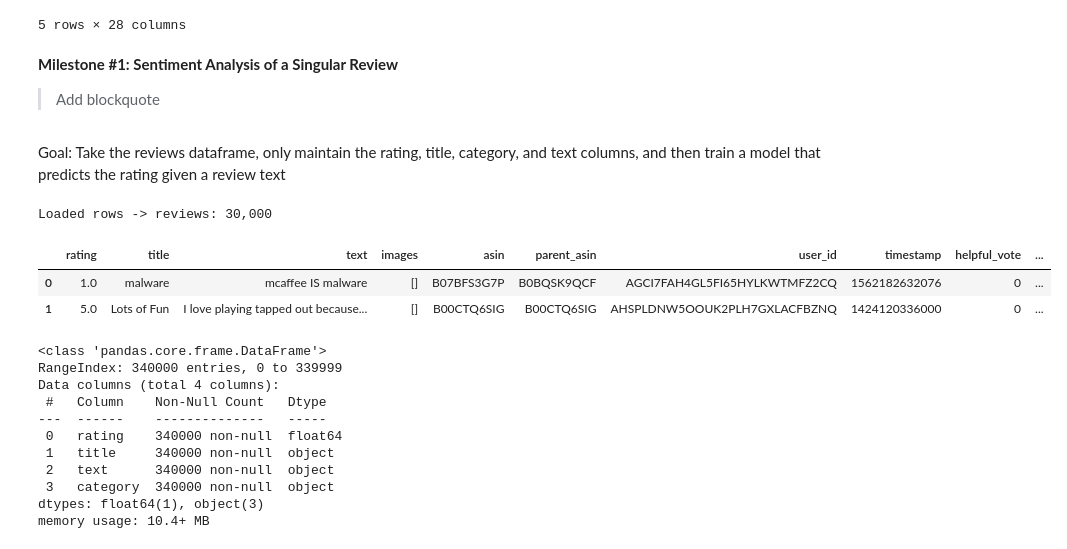
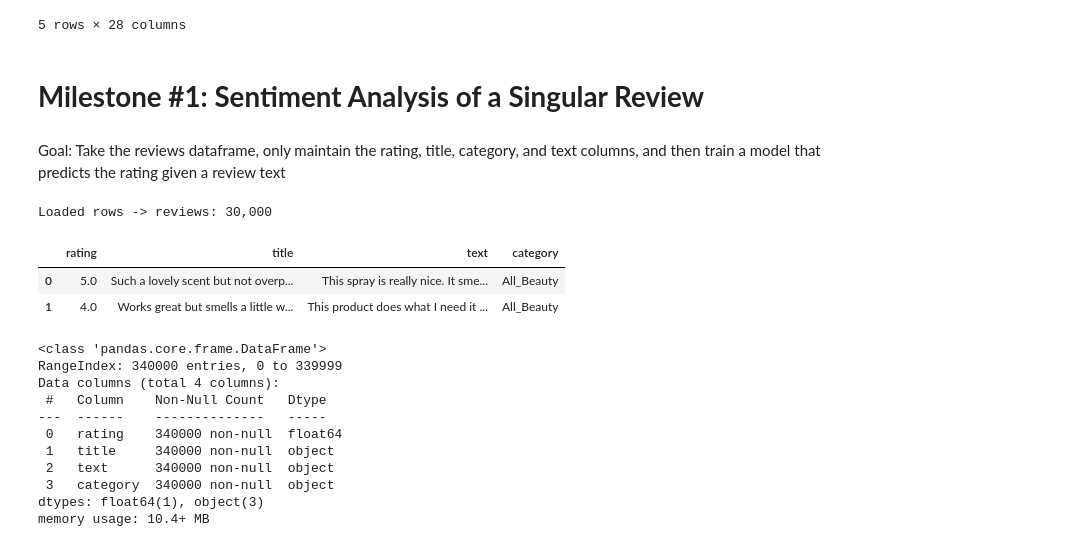
Before and after one commit to BTT-Cadence-Design-Systems-2A/AI-Studio-Project, a Jupyter notebook: Cadence_2A.ipynb, the cells around one changed output. Drawn from its saved outputs; the diff is of its cells as text; code cells hidden in the pictures.

```diff
--- a/Cadence_2A.ipynb
+++ b/Cadence_2A.ipynb
@@ -189,10 +207,7 @@ Rows with ANY meta fields: 65.98%
 | 4 | 4.0 | I am not that good at it but my k... | Cute game. I am not that good at ... | [] | B00P1RK566 | B00P1RK566 | AEINY4XOINMMJCK5GZ3M6MMHBN6A | 1418257196000 | ... |
 5 rows × 28 columns
 # %% [markdown]
-**Milestone #1: Sentiment Analysis of a Singular Review**
-
-
-> Add blockquote
+# **Milestone #1: Sentiment Analysis of a Singular Review**
 # %% [markdown]
 Goal: Take the reviews dataframe, only maintain the rating, title, category, and text columns, and then train a model that predicts the rating given a review text
 # %%
@@ -212,20 +227,20 @@ def load_category_into_review(category: str, n_reviews: int):
 # %%
 sentiment_reviews =  []
 
 for cat in ALL_CATEGORIES:
     r_df = load_category_into_review(cat, n_reviews=N_PER_CAT)
     sentiment_reviews.append(r_df)
 
-reviews_df_milestone1 = pd.concat(all_reviews, ignore_index=True)
+reviews_df_milestone1 = pd.concat(sentiment_reviews, ignore_index=True)
 
 
 print(f"Loaded rows -> reviews: {len(reviews_df):,}")
 display(reviews_df_milestone1.head(2))
 # %% [output]
 Loaded rows -> reviews: 30,000
-|  | rating | title | text | images | asin | parent_asin | user_id | timestamp | helpful_vote | ... |
-| 0 | 1.0 | malware | mcaffee IS malware | [] | B07BFS3G7P | B0BQSK9QCF | AGCI7FAH4GL5FI65HYLKWTMFZ2CQ | 1562182632076 | 0 | ... |
-| 1 | 5.0 | Lots of Fun | I love playing tapped out because... | [] | B00CTQ6SIG | B00CTQ6SIG | AHSPLDNW5OOUK2PLH7GXLACFBZNQ | 1424120336000 | 0 | ... |
+|  | rating | title | text | category |
+| 0 | 5.0 | Such a lovely scent but not overp... | This spray is really nice. It sme... | All_Beauty |
+| 1 | 4.0 | Works great but smells a little w... | This product does what I need it ... | All_Beauty |
 # %%
 reviews_df_milestone1.info()
 reviews_df_milestone1['rating'].value_counts()
```
Also changed, not shown: parts of 16 cells of this notebook.
